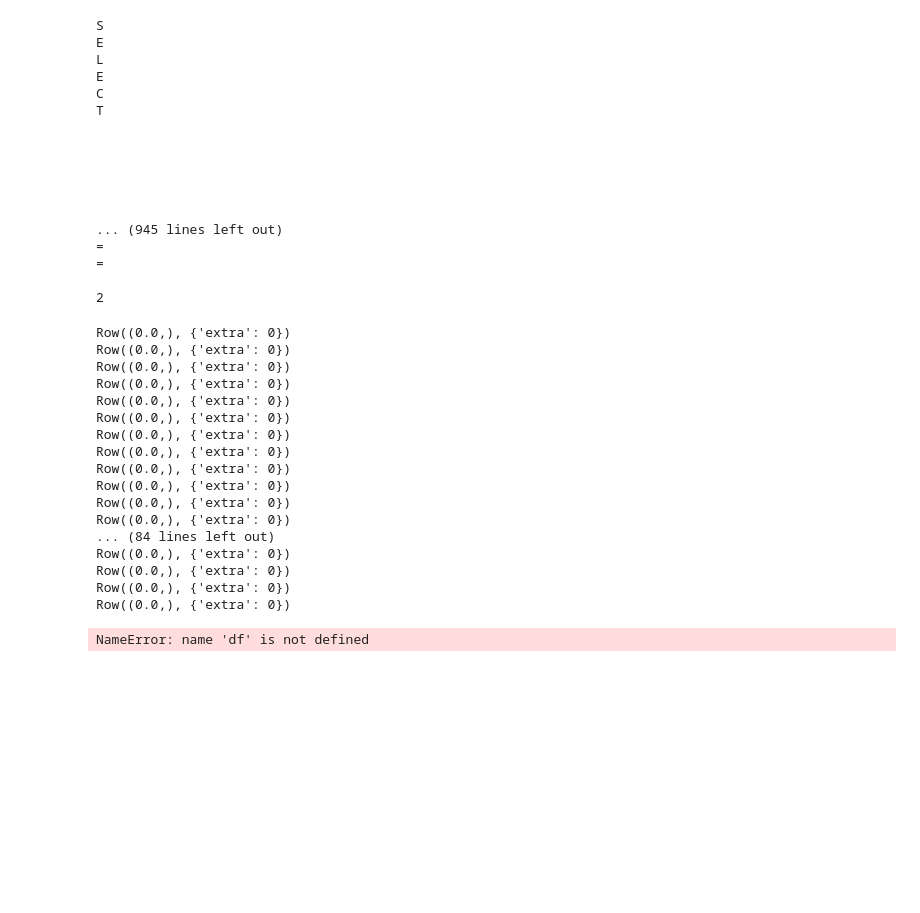
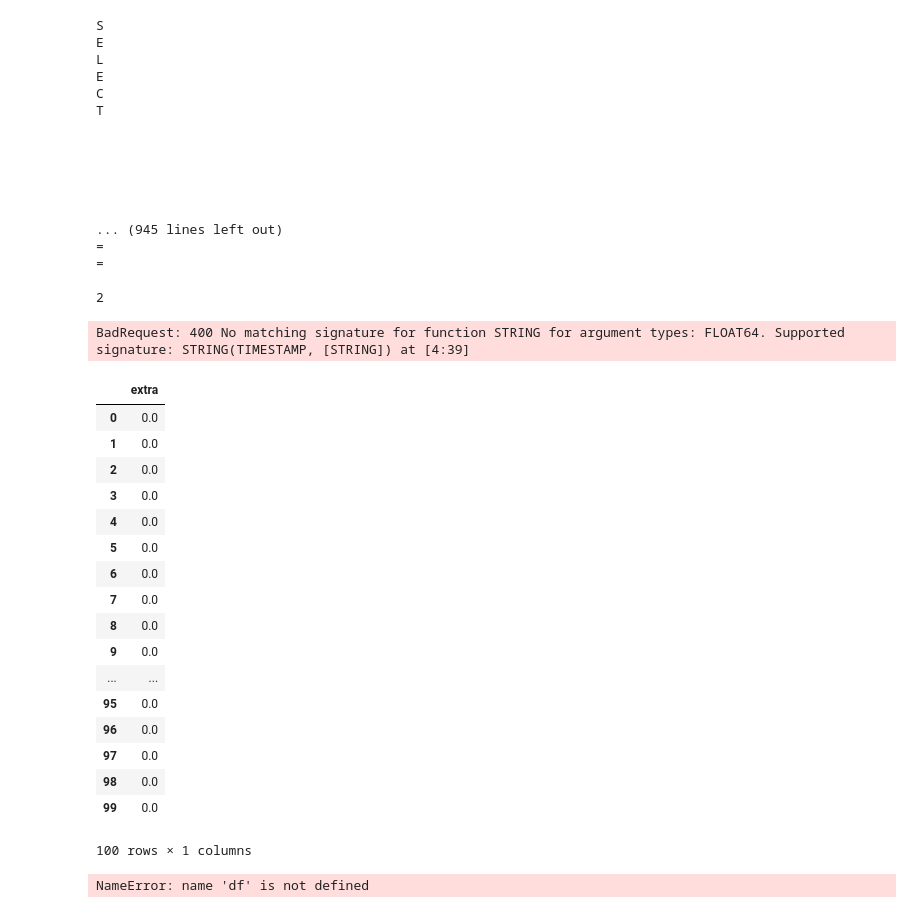
Before and after one commit to Chet-Sheng/training-data-analyst, a Jupyter notebook: courses/machine_learning/deepdive/03_tensorflow/b_estimator.ipynb, the cells around one changed output. Saved outputs shown, nothing was run; the diff lists cells and outputs as text; code cells hidden in the pictures; blank space fills up the shorter version.

```diff
--- a/courses/machine_learning/deepdive/03_tensorflow/b_estimator.ipynb
+++ b/courses/machine_learning/deepdive/03_tensorflow/b_estimator.ipynb
@@ -275,38 +337,44 @@ T
+# %%
+query_job.to_dataframe()
+# %% [output]
+BadRequest: 400 No matching signature for function STRING for argument types: FLOAT64. Supported signature: STRING(TIMESTAMP, [STRING]) at [4:39]
 # %%
 from google.cloud import bigquery
 client = bigquery.Client()
 
 query = (
     '''
     SELECT extra FROM `nyc-tlc.yellow.trips`
     LIMIT 100
     ''')
 query_job = client.query(
     query,
     # Location must match that of the dataset(s) referenced in the query.
     location='US')  # API request - starts the query
 
-for row in query_job:  # API request - fetches results
-    # Row values can be accessed by field name or index
-    print(row)
+query_job.to_dataframe()
+# for row in query_job:  # API request - fetches results
+#     # Row values can be accessed by field name or index
+#     print(row)
 # %% [output]
+|  | extra |
+| 0 | 0.0 |
+| 1 | 0.0 |
+| 2 | 0.0 |
+| 3 | 0.0 |
+| 4 | 0.0 |
+| 5 | 0.0 |
+| 6 | 0.0 |
+| 7 | 0.0 |
+| 8 | 0.0 |
+| 9 | 0.0 |
+| ... | ... |
+| 95 | 0.0 |
+| 96 | 0.0 |
+| 97 | 0.0 |
+| 98 | 0.0 |
+| 99 | 0.0 |
-Row((0.0,), {'extra': 0})
-Row((0.0,), {'extra': 0})
-Row((0.0,), {'extra': 0})
-Row((0.0,), {'extra': 0})
-Row((0.0,), {'extra': 0})
-Row((0.0,), {'extra': 0})
-Row((0.0,), {'extra': 0})
-Row((0.0,), {'extra': 0})
-Row((0.0,), {'extra': 0})
-Row((0.0,), {'extra': 0})
-Row((0.0,), {'extra': 0})
-Row((0.0,), {'extra': 0})
-... (84 lines left out)
-Row((0.0,), {'extra': 0})
-Row((0.0,), {'extra': 0})
-Row((0.0,), {'extra': 0})
-Row((0.0,), {'extra': 0})
+100 rows × 1 columns
 # %%
 print_rmse(model, 'benchmark', df)
 # %% [output]
```
Also changed, not shown: parts of 8 cells of this notebook, 6 other files.
